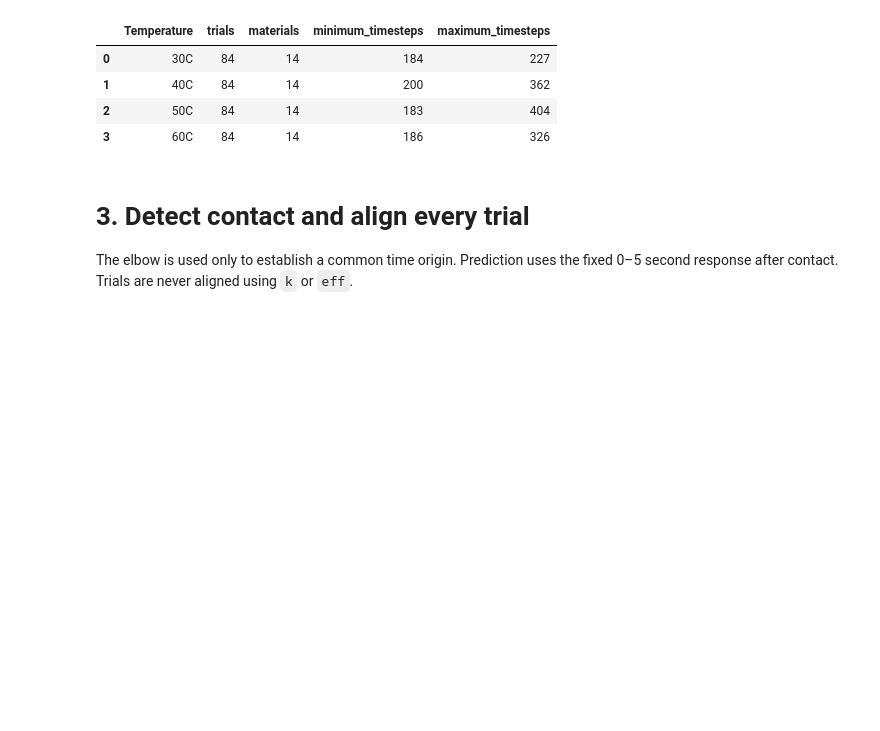
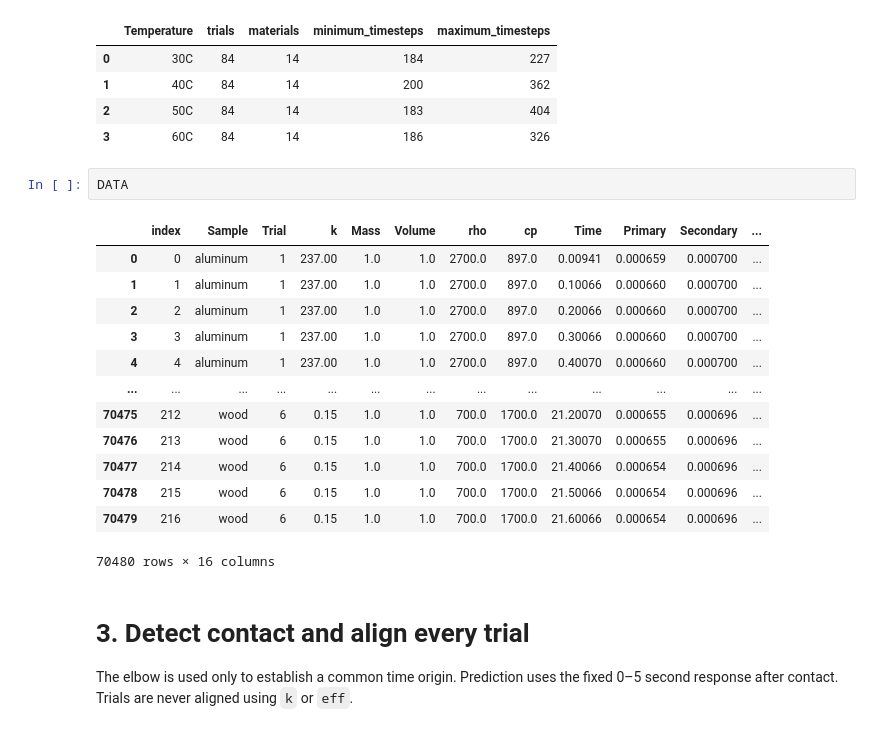
Before and after one commit to cojulieanne/Warmth-Sensor-Object-Detection, a Jupyter notebook: notebooks/4Av5 - Multi-Temp Absolute Summarized ESN Thermal Optuna TPE MLflow Optimization.ipynb, the cells around one changed output. Saved outputs shown, nothing was run; the diff lists cells and outputs as text; blank space fills up the shorter version.

```diff
--- a/notebooks/4Av5 - Multi-Temp Absolute Summarized ESN Thermal Optuna TPE MLflow Optimization.ipynb
+++ b/notebooks/4Av5 - Multi-Temp Absolute Summarized ESN Thermal Optuna TPE MLflow Optimization.ipynb
@@ -283,6 +283,22 @@ Unique temperature-specific trials: 336
 | 1 | 40C | 84 | 14 | 200 | 362 |
 | 2 | 50C | 84 | 14 | 183 | 404 |
 | 3 | 60C | 84 | 14 | 186 | 326 |
+# %%
+DATA
+# %% [output]
+|  | index | Sample | Trial | k | Mass | Volume | rho | cp | Time | Primary | Secondary | ... |
+| 0 | 0 | aluminum | 1 | 237.00 | 1.0 | 1.0 | 2700.0 | 897.0 | 0.00941 | 0.000659 | 0.000700 | ... |
+| 1 | 1 | aluminum | 1 | 237.00 | 1.0 | 1.0 | 2700.0 | 897.0 | 0.10066 | 0.000660 | 0.000700 | ... |
+| 2 | 2 | aluminum | 1 | 237.00 | 1.0 | 1.0 | 2700.0 | 897.0 | 0.20066 | 0.000660 | 0.000700 | ... |
+| 3 | 3 | aluminum | 1 | 237.00 | 1.0 | 1.0 | 2700.0 | 897.0 | 0.30066 | 0.000660 | 0.000700 | ... |
+| 4 | 4 | aluminum | 1 | 237.00 | 1.0 | 1.0 | 2700.0 | 897.0 | 0.40070 | 0.000660 | 0.000700 | ... |
+| ... | ... | ... | ... | ... | ... | ... | ... | ... | ... | ... | ... | ... |
+| 70475 | 212 | wood | 6 | 0.15 | 1.0 | 1.0 | 700.0 | 1700.0 | 21.20070 | 0.000655 | 0.000696 | ... |
+| 70476 | 213 | wood | 6 | 0.15 | 1.0 | 1.0 | 700.0 | 1700.0 | 21.30070 | 0.000655 | 0.000696 | ... |
+| 70477 | 214 | wood | 6 | 0.15 | 1.0 | 1.0 | 700.0 | 1700.0 | 21.40066 | 0.000654 | 0.000696 | ... |
+| 70478 | 215 | wood | 6 | 0.15 | 1.0 | 1.0 | 700.0 | 1700.0 | 21.50066 | 0.000654 | 0.000696 | ... |
+| 70479 | 216 | wood | 6 | 0.15 | 1.0 | 1.0 | 700.0 | 1700.0 | 21.60066 | 0.000654 | 0.000696 | ... |
+70480 rows × 16 columns
 # %% [markdown]
 # 3. Detect contact and align every trial
 
```
Also changed, not shown: 10 other files.
